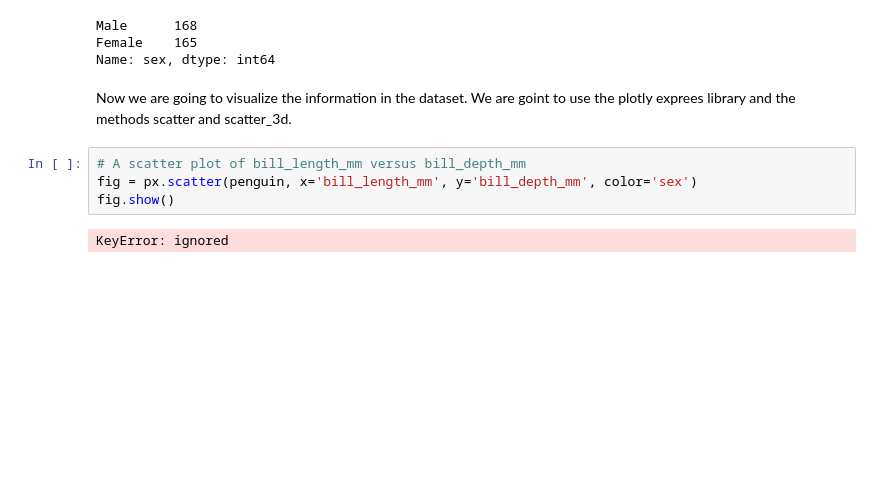
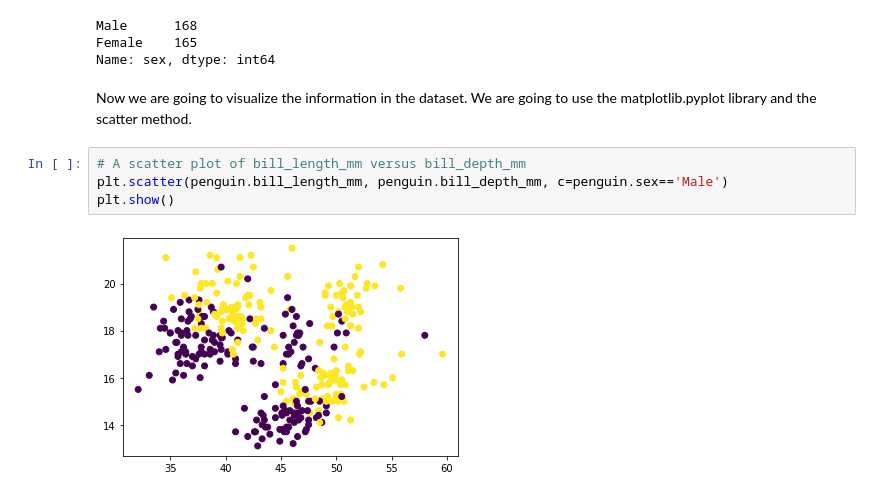
Before and after one commit to jvallalta/ia3, a Jupyter notebook: ML_Exercises.ipynb, the cells around one changed output. Cells and saved outputs as stored; diff of their text form; blank space fills up the shorter version.

```diff
--- a/ML_Exercises.ipynb
+++ b/ML_Exercises.ipynb
@@ -104,10 +105,10 @@ Male      168
 Female    165
 Name: sex, dtype: int64
 # %% [markdown]
-Now we are going to visualize the information in the dataset. We are goint to use the plotly exprees library and the methods scatter and scatter_3d.
+Now we are going to visualize the information in the dataset. We are going to use the matplotlib.pyplot library and the scatter method.
 # %%
 # A scatter plot of bill_length_mm versus bill_depth_mm
-fig = px.scatter(penguin, x='bill_length_mm', y='bill_depth_mm', color='sex')
-fig.show()
+plt.scatter(penguin.bill_length_mm, penguin.bill_depth_mm, c=penguin.sex=='Male')
+plt.show()
 # %% [output]
-KeyError: ignored
+[figure, added]
```
Also changed, not shown: parts of 7 cells of this notebook.
